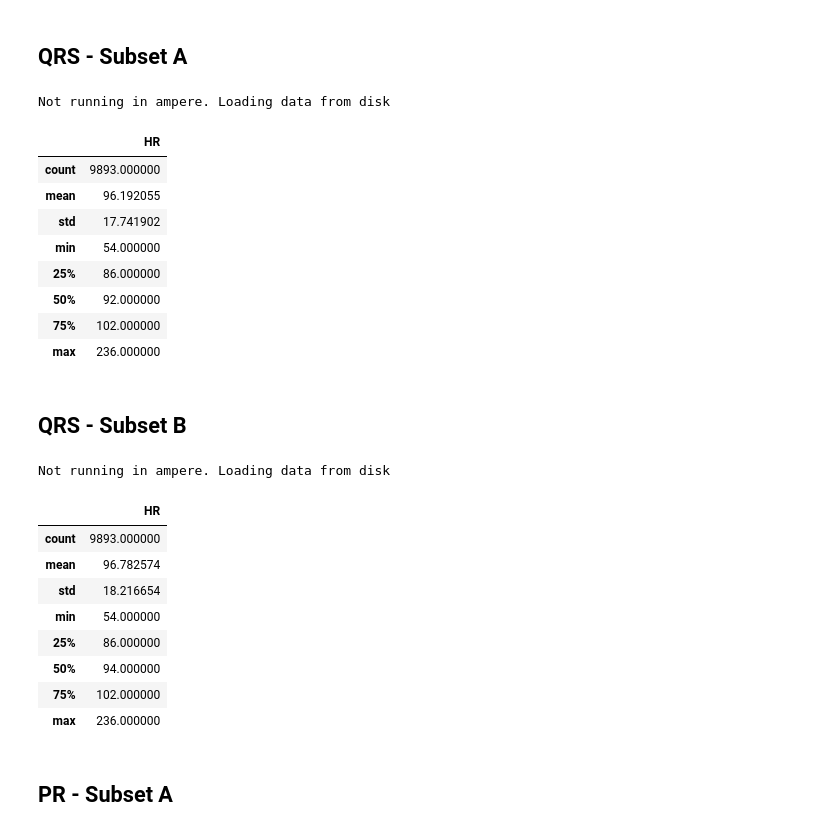
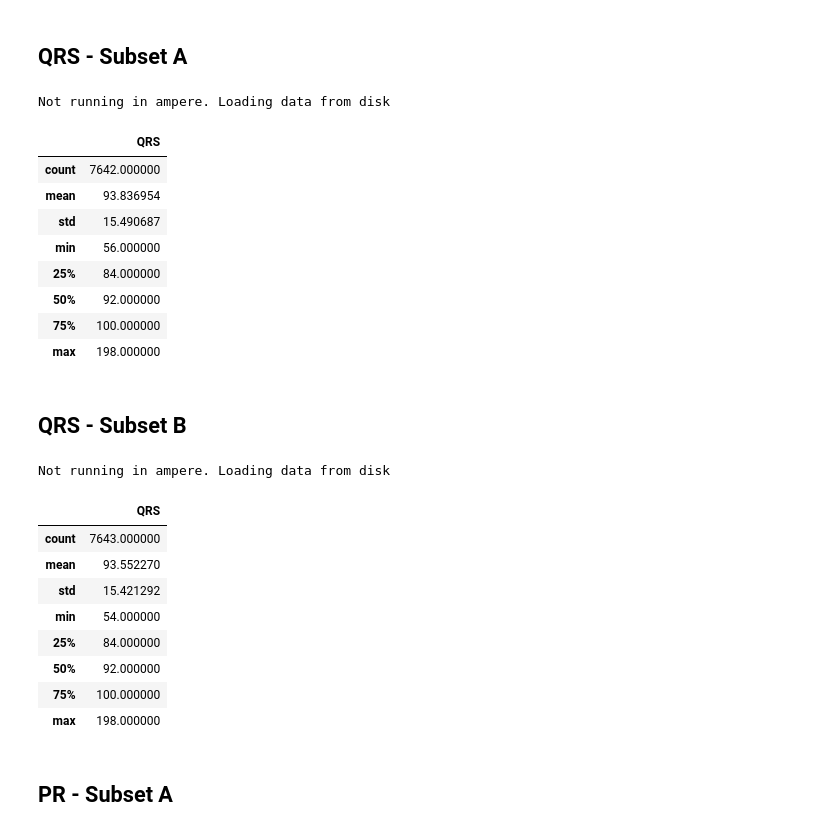
Before and after one commit to cepdnaclk/e18-4yp-GPU-Acceleration-for-Deep-Learning-based-Comprehensive-ECG-analysis, a Jupyter notebook: code/ptb-xl-plus-class-distribution.ipynb, the cells around one changed output. Saved outputs shown, nothing was run; the diff lists cells and outputs as text; code cells hidden in the pictures.

```diff
--- a/code/ptb-xl-plus-class-distribution.ipynb
+++ b/code/ptb-xl-plus-class-distribution.ipynb
@@ -56,25 +56,25 @@ Not running in ampere. Loading data from disk
 # %%
 datasetA = PTB_XL_PLUS_ECGDataset(num_of_leads=8, sub_dataset=SUB_DATASET_A, is_classification=False, parameter=QRS_PARAMETER)
 
 values = []
 
 for i in datasetA:
     values.append(float(i[1]))
 
-df = pd.DataFrame(values, columns=['HR'])
+df = pd.DataFrame(values, columns=['QRS'])
 
 df.describe()
 # %% [output]
 Not running in ampere. Loading data from disk
-|  | HR |
-| count | 9893.000000 |
-| mean | 96.192055 |
-| std | 17.741902 |
-| min | 54.000000 |
-| 25% | 86.000000 |
+|  | QRS |
+| count | 7642.000000 |
+| mean | 93.836954 |
+| std | 15.490687 |
+| min | 56.000000 |
+| 25% | 84.000000 |
 | 50% | 92.000000 |
-| 75% | 102.000000 |
-| max | 236.000000 |
+| 75% | 100.000000 |
+| max | 198.000000 |
 # %% [markdown]
 ## QRS - Subset B
 # %%
@@ -85,20 +85,20 @@ values = []
 for i in datasetA:
     values.append(float(i[1]))
 
-df = pd.DataFrame(values, columns=['HR'])
+df = pd.DataFrame(values, columns=['QRS'])
 
 df.describe()
 # %% [output]
 Not running in ampere. Loading data from disk
-|  | HR |
-| count | 9893.000000 |
-| mean | 96.782574 |
-| std | 18.216654 |
+|  | QRS |
+| count | 7643.000000 |
+| mean | 93.552270 |
+| std | 15.421292 |
 | min | 54.000000 |
-| 25% | 86.000000 |
-| 50% | 94.000000 |
-| 75% | 102.000000 |
-| max | 236.000000 |
+| 25% | 84.000000 |
+| 50% | 92.000000 |
+| 75% | 100.000000 |
+| max | 198.000000 |
 # %% [markdown]
 ## PR - Subset A
 # %%
```
Also changed, not shown: parts of 8 cells of this notebook, 1 other file.
